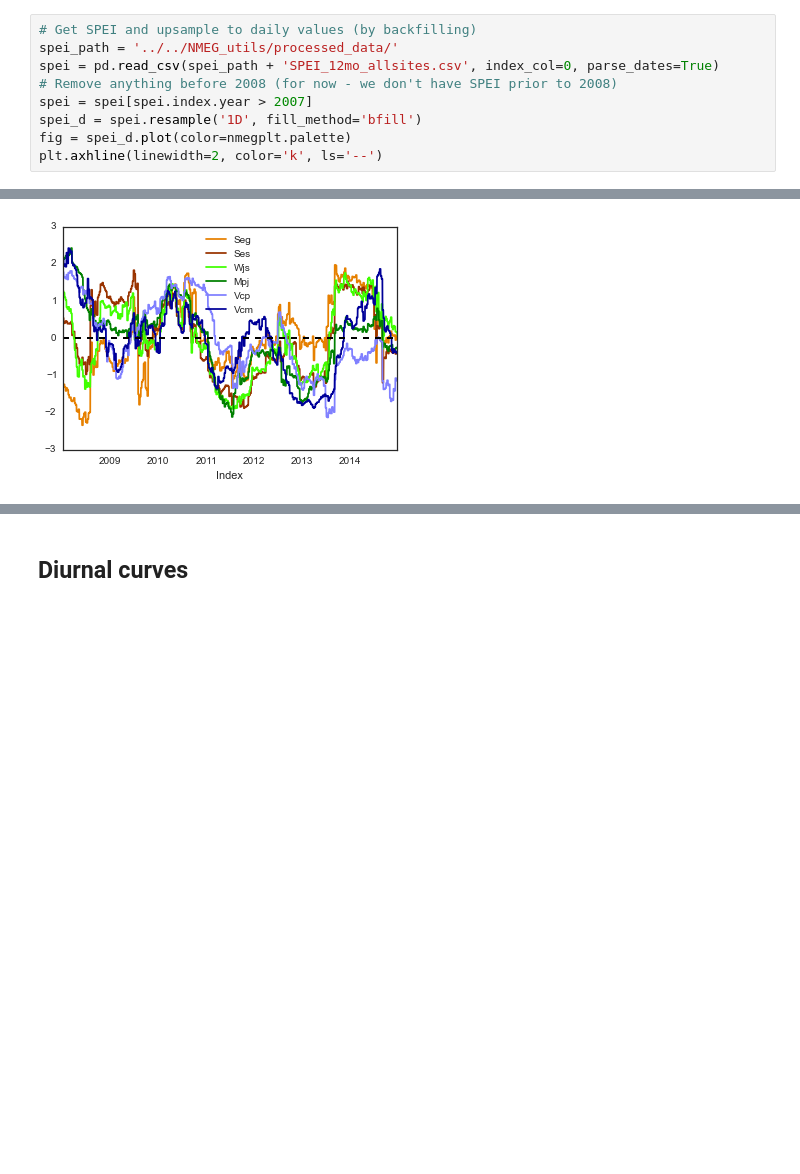
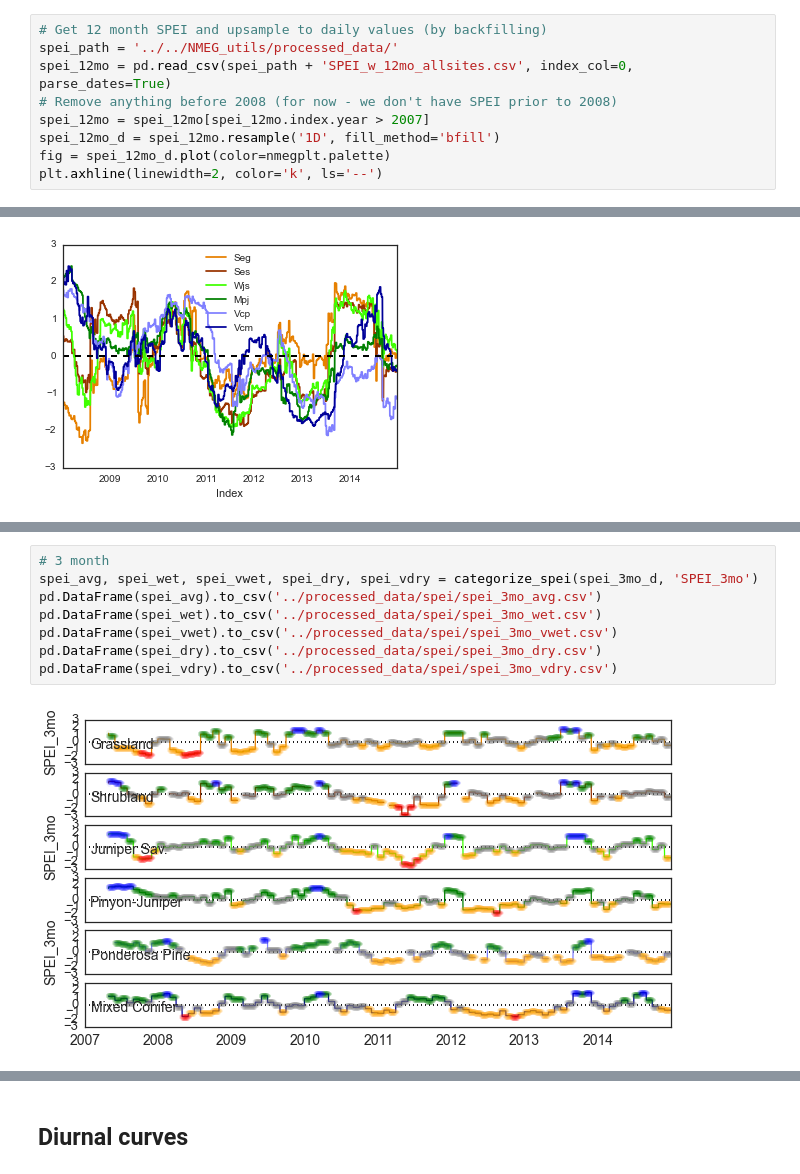
Before and after one commit to gremau/NMEG_miscellany, a Jupyter notebook: jupyter/anomaly_and_C_uptake_detection.ipynb, the cells around one changed output, grey strips where cells are left out. Drawn from its saved outputs; the diff is of its cells as text; blank space fills up the shorter version.

```diff
--- a/jupyter/anomaly_and_C_uptake_detection.ipynb
+++ b/jupyter/anomaly_and_C_uptake_detection.ipynb
@@ -336,11 +348,11 @@ for i, anom in enumerate([vpd_anom, vpd_anom_n, TA_anom, TA_anom_n]):
 # %%
-# Get SPEI and upsample to daily values (by backfilling)
+# Get 12 month SPEI and upsample to daily values (by backfilling)
 spei_path = '../../NMEG_utils/processed_data/'
-spei = pd.read_csv(spei_path + 'SPEI_12mo_allsites.csv', index_col=0, parse_dates=True)
+spei_12mo = pd.read_csv(spei_path + 'SPEI_w_12mo_allsites.csv', index_col=0, parse_dates=True)
 # Remove anything before 2008 (for now - we don't have SPEI prior to 2008)
-spei = spei[spei.index.year > 2007]
-spei_d = spei.resample('1D', fill_method='bfill')
-fig = spei_d.plot(color=nmegplt.palette)
+spei_12mo = spei_12mo[spei_12mo.index.year > 2007]
+spei_12mo_d = spei_12mo.resample('1D', fill_method='bfill')
+fig = spei_12mo_d.plot(color=nmegplt.palette)
 plt.axhline(linewidth=2, color='k', ls='--')
 # %% [output]
 <matplotlib.lines.Line2D at 0x...>
@@ -387,0 +392,10 @@ pd.DataFrame(spei_vdry).to_csv('../processed_data/spei/spei_vdry.csv')
+# %%
+# 3 month
+spei_avg, spei_wet, spei_vwet, spei_dry, spei_vdry = categorize_spei(spei_3mo_d, 'SPEI_3mo')
+pd.DataFrame(spei_avg).to_csv('../processed_data/spei/spei_3mo_avg.csv')
+pd.DataFrame(spei_wet).to_csv('../processed_data/spei/spei_3mo_wet.csv')
+pd.DataFrame(spei_vwet).to_csv('../processed_data/spei/spei_3mo_vwet.csv')
+pd.DataFrame(spei_dry).to_csv('../processed_data/spei/spei_3mo_dry.csv')
+pd.DataFrame(spei_vdry).to_csv('../processed_data/spei/spei_3mo_vdry.csv')
+# %% [output]
+[figure, added]
```
Also changed, not shown: parts of 3 cells of this notebook, 1 other file.
